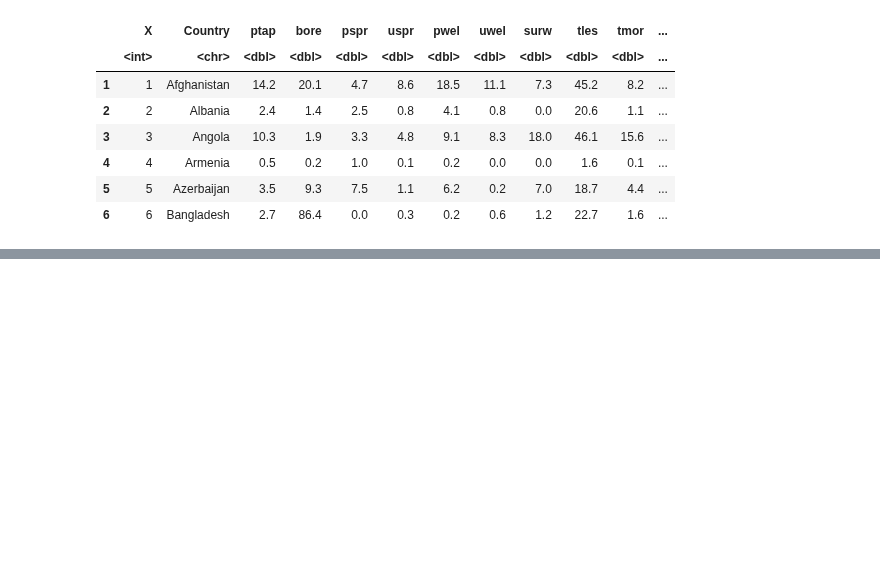
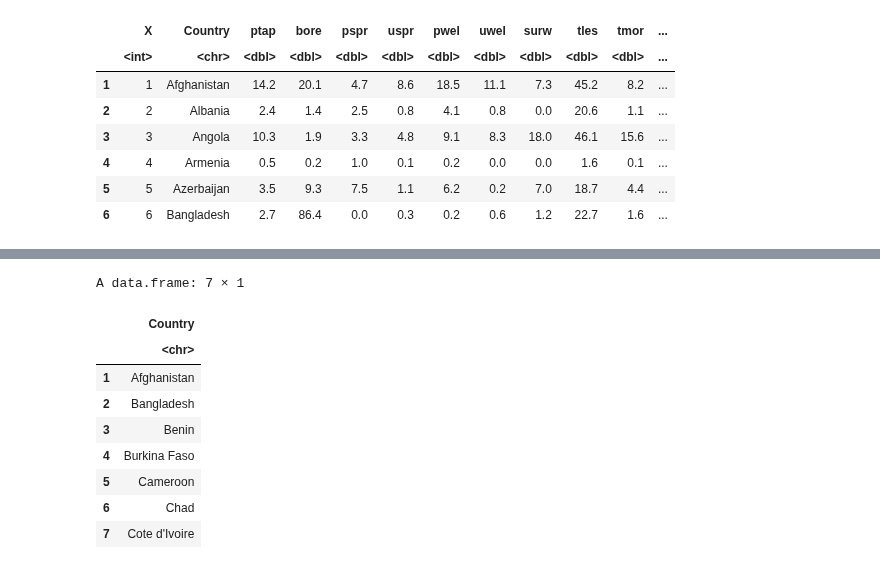
Before and after one commit to narslab/water-accessibility, a Jupyter notebook: bin/jupyter/typology-anlaysis.ipynb, the cells around one changed output, grey strips where cells are left out. Drawn from its saved outputs; the diff is of its cells as text; code cells hidden in the pictures; blank space fills up the shorter version.

```diff
--- a/bin/jupyter/typology-anlaysis.ipynb
+++ b/bin/jupyter/typology-anlaysis.ipynb
@@ -377,0 +397,17 @@ A data.frame: 78 × 2
+# %%
+#Cluster 1
+df %>%
+  filter(clusters == 1) %>%
+  select(Country) %>%
+  head(7)
+# %% [output]
+A data.frame: 7 × 1
+|  | Country |
+|  | <chr> |
+| 1 | Afghanistan |
+| 2 | Bangladesh |
+| 3 | Benin |
+| 4 | Burkina Faso |
+| 5 | Cameroon |
+| 6 | Chad |
+| 7 | Cote d'Ivoire |
```
Also changed, not shown: parts of 7 cells of this notebook, 2 other files.
